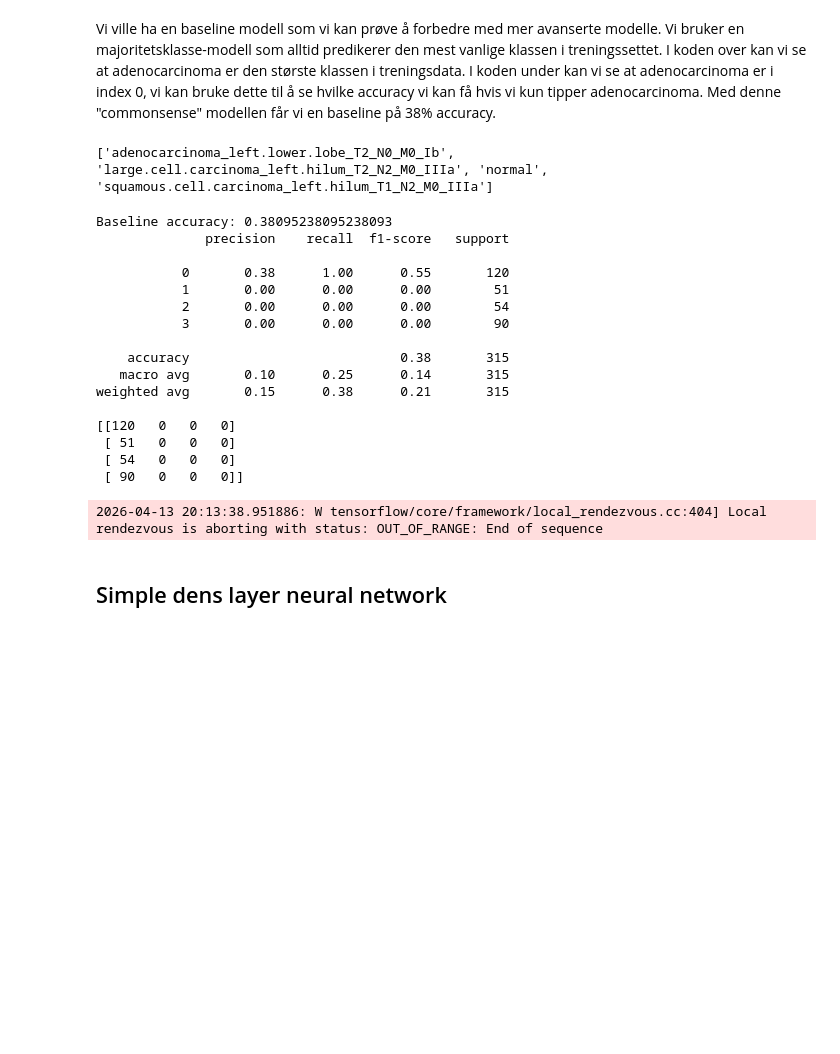
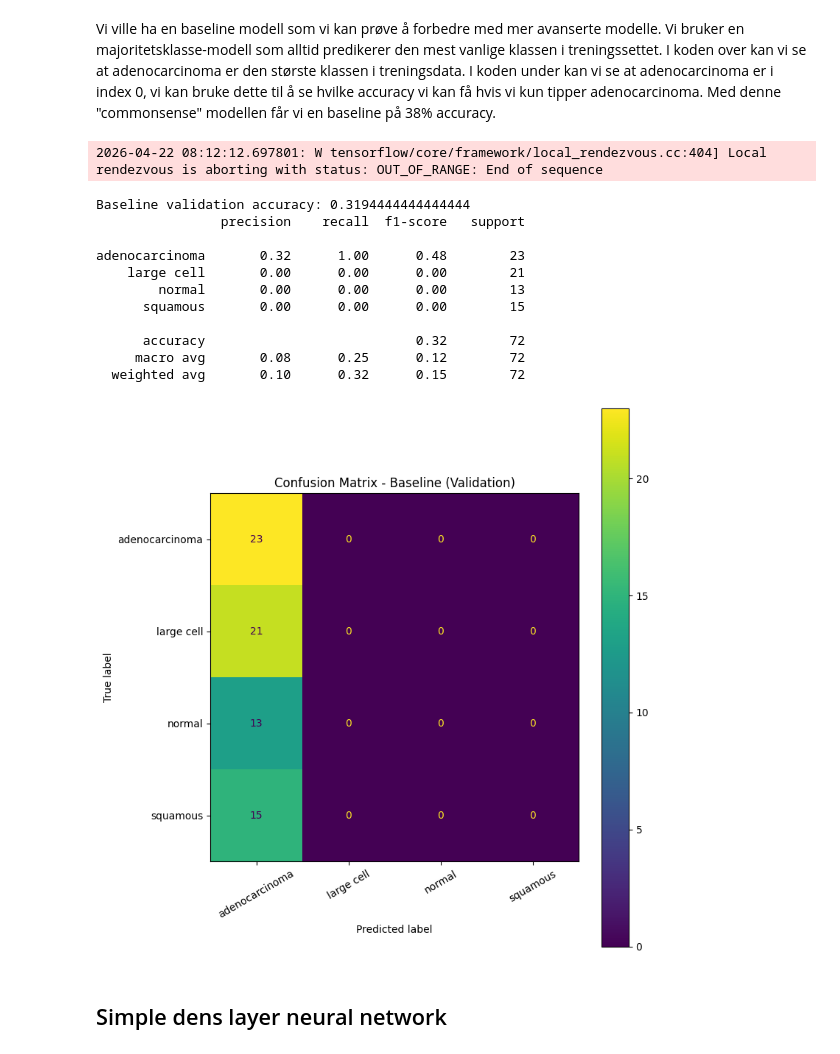
Before and after one commit to chritof/Chest-Cancer-Detections-Using-Deep-Learning, a Jupyter notebook: ChestCancer/utforskeData.ipynb, the cells around one changed output. Saved outputs shown, nothing was run; the diff lists cells and outputs as text; code cells hidden in the pictures; blank space fills up the shorter version.

```diff
--- a/ChestCancer/utforskeData.ipynb
+++ b/ChestCancer/utforskeData.ipynb
@@ -206,0 +258,9 @@ Test: {'squamous.cell.carcinoma': 90, 'large.cell.carcinoma': 51, 'adenocarcinom
+# %%
+def plot_confusion(y_true, y_pred, title):
+    cm = confusion_matrix(y_true, y_pred)
+    fig, ax = plt.subplots(figsize=(8, 8))
+    disp = ConfusionMatrixDisplay(confusion_matrix=cm, display_labels=display_names)
+    disp.plot(ax=ax, cmap="viridis", xticks_rotation=30, colorbar=True)
+    plt.title(title)
+    plt.tight_layout()
+    plt.show()
@@ -212,44 +297,36 @@ Commonsense baseline
 --
 # %% [markdown]
 Vi ville ha en baseline modell som vi kan prøve å forbedre med mer avanserte modelle. Vi bruker en majoritetsklasse-modell som alltid predikerer den mest vanlige klassen i treningssettet. I koden over kan vi se at adenocarcinoma er den største klassen i treningsdata. I koden under kan vi se at adenocarcinoma er i index 0, vi kan bruke dette til å se hvilke accuracy vi kan få hvis vi kun tipper adenocarcinoma. Med denne "commonsense" modellen får vi en baseline på 38% accuracy.
-# %%
-print(class_names)
-# %% [output]
-['adenocarcinoma_left.lower.lobe_T2_N0_M0_Ib', 'large.cell.carcinoma_left.hilum_T2_N2_M0_IIIa', 'normal', 'squamous.cell.carcinoma_left.hilum_T1_N2_M0_IIIa']
 # %%
 #model0
 #over kan vi se at klasse 0 er adenocarcinoma.
 majority_class = 0
 
 labels_true = []
 
-for img, label in test_data:
+for img, label in valid_data:
     labels_true.extend(label.numpy())
 
 labels_true = np.array(labels_true)
 labels_pred = np.full_like(labels_true, fill_value=majority_class)
 
-print("Baseline accuracy:", accuracy_score(labels_true, labels_pred))
-print(classification_report(labels_true, labels_pred, zero_division=0))
-print(confusion_matrix(labels_true, labels_pred))
+print("Baseline validation accuracy:", accuracy_score(labels_true, labels_pred))
+print(classification_report(labels_true, labels_pred, target_names=display_names, zero_division=0))
+plot_confusion(labels_true, labels_pred, "Confusion Matrix - Baseline (Validation)")
 # %% [output]
-Baseline accuracy: 0.38095238095238093
-              precision    recall  f1-score   support
-
-           0       0.38      1.00      0.55       120
-           1       0.00      0.00      0.00        51
-           2       0.00      0.00      0.00        54
-           3       0.00      0.00      0.00        90
-
-    accuracy                           0.38       315
-   macro avg       0.10      0.25      0.14       315
-weighted avg       0.15      0.38      0.21       315
-
-[[120   0   0   0]
- [ 51   0   0   0]
- [ 54   0   0   0]
- [ 90   0   0   0]]
+2026-04-22 08:12:12.697801: W tensorflow/core/framework/local_rendezvous.cc:404] Local rendezvous is aborting with status: OUT_OF_RANGE: End of sequence
-2026-04-13 20:13:38.951886: W tensorflow/core/framework/local_rendezvous.cc:404] Local rendezvous is aborting with status: OUT_OF_RANGE: End of sequence
+Baseline validation accuracy: 0.3194444444444444
+                precision    recall  f1-score   support
+
+adenocarcinoma       0.32      1.00      0.48        23
+    large cell       0.00      0.00      0.00        21
+        normal       0.00      0.00      0.00        13
+      squamous       0.00      0.00      0.00        15
+
+      accuracy                           0.32        72
+     macro avg       0.08      0.25      0.12        72
+  weighted avg       0.10      0.32      0.15        72
+[figure, added]
 # %% [markdown]
 Simple dens layer neural network
 --
```
Also changed, not shown: parts of 35 cells of this notebook, 1 other file.
